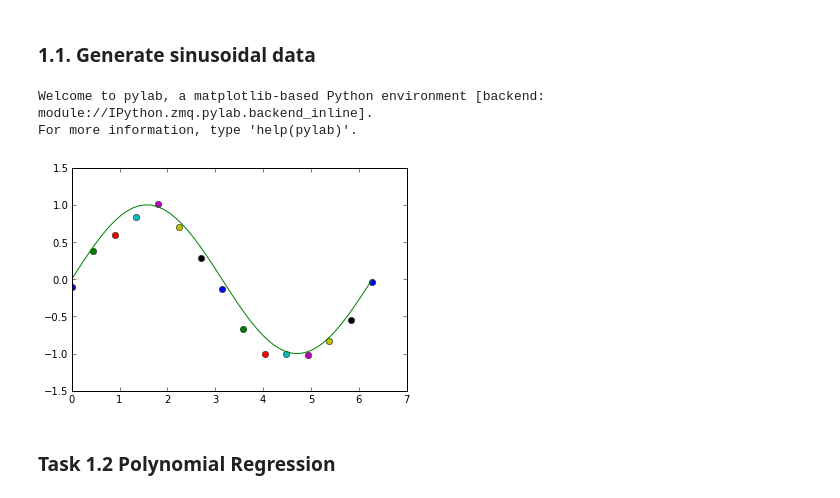
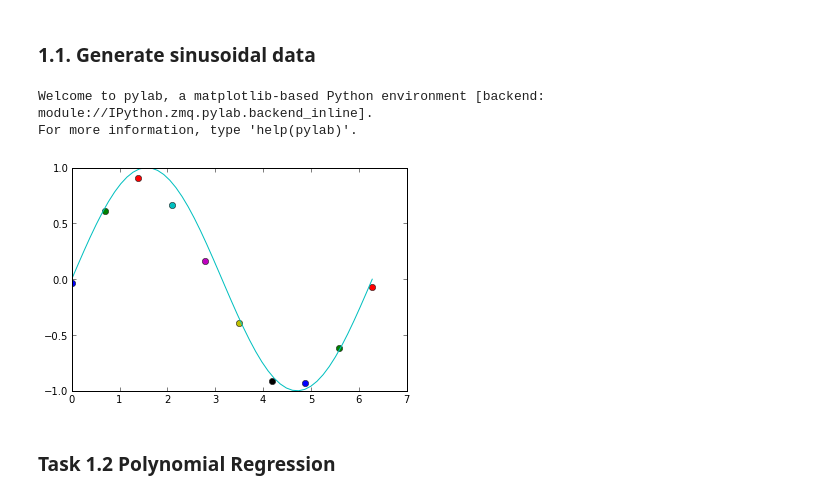
Before and after one commit to jaivalis/MLPR-Labs, a Jupyter notebook: Lab1Solutions.ipynb, the cells around one changed output. Drawn from its saved outputs; the diff is of its cells as text; code cells hidden in the pictures.

```diff
--- a/Lab1Solutions.ipynb
+++ b/Lab1Solutions.ipynb
@@ -7,17 +7,17 @@
 # %%
 %pylab inline
 def gen_sinusoidal(N):
+    for i in linspace (0, 2*pi, N):
+        plot(i, sin(i) + random.normal(-0.1, 0.1), 'o')
+
     x = linspace (0,2*pi)
-
-    for i in linspace (0, 2*pi, N/2*pi):
-        plot(i, sin(i) + random.normal(-0.1, 0.1), 'o')
     plot(x, sin(x))
 
 gen_sinusoidal(10)
 # %% [output]
 Welcome to pylab, a matplotlib-based Python environment [backend: module://IPython.zmq.pylab.backend_inline].
 For more information, type 'help(pylab)'.
-[figure, old version]
+[figure, new version]
 # %% [markdown]
 ### Task 1.2 Polynomial Regression
 # %%
```
Also changed, not shown: parts of 6 cells of this notebook.
